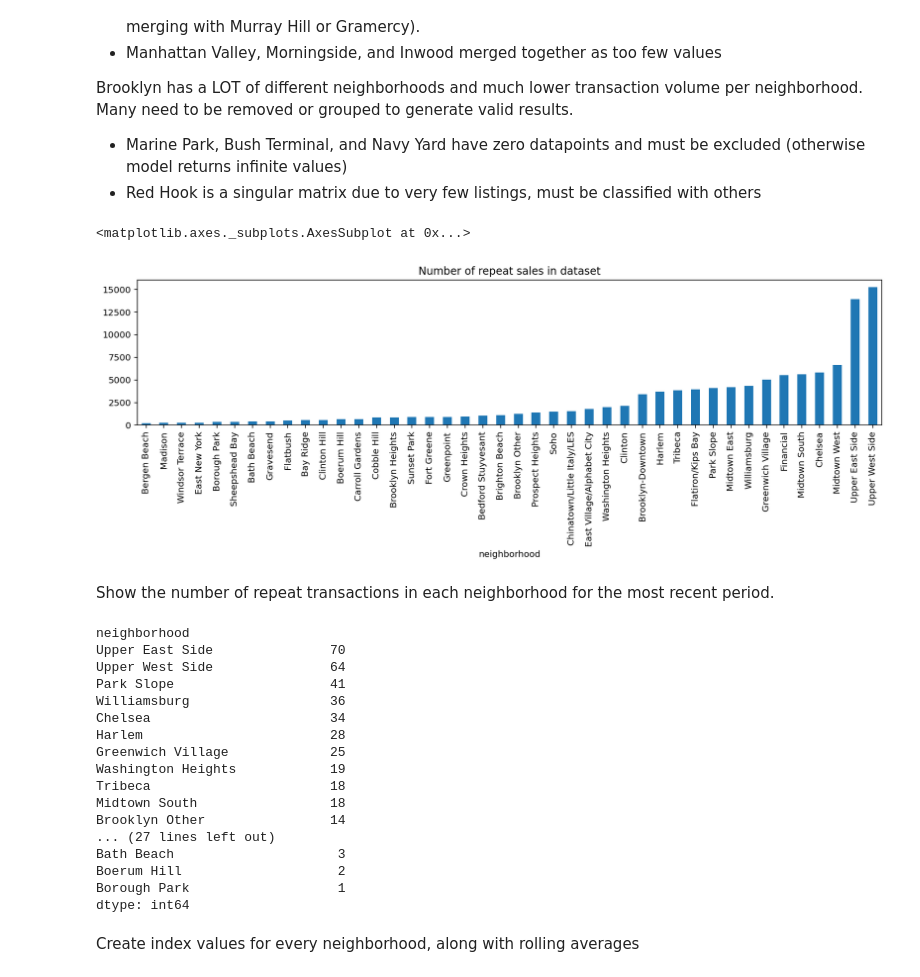
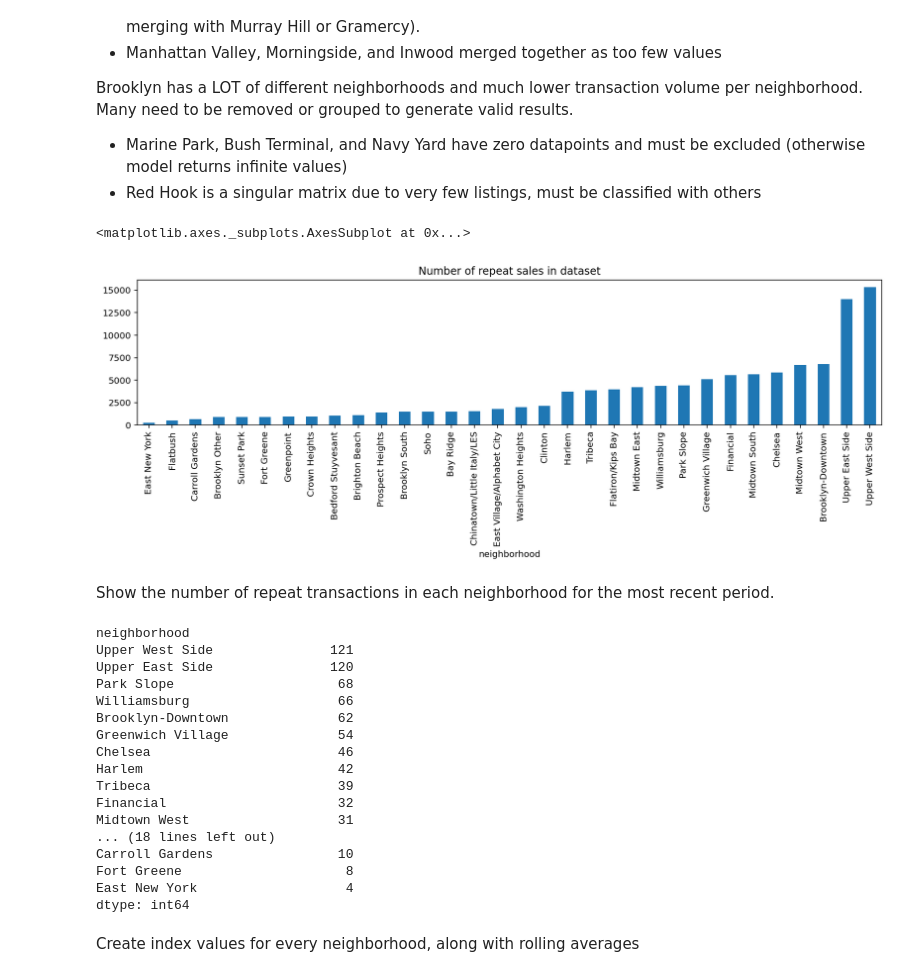
Before and after one commit to ivoytov/manhattan, a Jupyter notebook: NYC_price_index.ipynb, the cells around one changed output. Drawn from its saved outputs; the diff is of its cells as text; code cells hidden in the pictures.

```diff
--- a/NYC_price_index.ipynb
+++ b/NYC_price_index.ipynb
@@ -336,10 +352,8 @@ Brooklyn has a LOT of different neighborhoods and much lower transaction volume
 # exclude neighborhoods with very few datapoints
 FILTERED_NEIGHBORHOODS=['Manhattan-Unknown',
                         'Roosevelt Island',
-                        'Marine Park',
                         'Bush Terminal',
                         'Navy Yard',
-                        'Gowanus',
                         ]
 COMBINED_NEIGHBORHOODS = {
     'Chinatown':                 'Chinatown/Little Italy/LES',
@@ -373,67 +387,80 @@ COMBINED_NEIGHBORHOODS = {
     'Inwood':                    'Washington Heights',
     'Washington Heights Upper':  'Washington Heights',
     'Washington Heights Lower':  'Washington Heights',
-    'Manhattan Beach':           'Brooklyn Other',
+    'Manhattan Beach':           'Brooklyn South',
     'Gowanus':                   'Brooklyn Other',
-    'Marine Park':               'Brooklyn Other',
+    'Marine Park':               'Brooklyn South',
     'Bush Terminal':             'Brooklyn Other',
-    'Flatbush-Lefferts Garden':  'Brooklyn Other',
+    'Flatbush-Lefferts Garden':  'Flatbush',
     'Navy Yard':                 'Brooklyn Other',
     'Ocean Parkway-South':       'Brooklyn Other',
     'Ocean Parkway-North':       'Brooklyn Other',
     'Wyckoff Heights':           'Brooklyn Other',
     'Old Mill Basin':            'Brooklyn Other',
     'Ocean Hill':                'Brooklyn Other',
     'Bushwick':                  'Brooklyn Other',
     'Midwood':                   'Brooklyn Other',
     'Canarsie':                  'Brooklyn Other',
-    'Bensonhurst':               'Brooklyn Other',
-    'Dyker Heights':             'Brooklyn Other',
+    'Bath Beach':                'Bay Ridge',
+    'Bensonhurst':               'Bay Ridge',
+    'Dyker Heights':             'Bay Ridge',
+    'Borough Park':              'Bay Ridge',
     'Kensington':                'Brooklyn Other',
-    'Coney Island':              'Brooklyn Other',
+    'Coney Island':              'Brooklyn South',
     'Red Hook':                  'Brooklyn Other',
-    'Manhattan Beach':           'Brooklyn Other',
+    'Manhattan Beach':           'Brooklyn South',
+    'Sheepshead Bay':            'Brooklyn South',
+    'Bergen Beach':              'Brooklyn South',
+    'Madison':                   'Brooklyn South',
+    'Gravesend':                 'Brooklyn South',
+    'Marine Park':               'Brooklyn South',
     'Flatbush-East':             'Flatbush',
     'Flatbush-Central':          'Flatbush',
     'Flatbush-North':            'Flatbush',
     'Flatbush-Lefferts Garden':  'Flatbush',
     'Williamsburg-Central':      'Williamsburg',
     'Williamsburg-East':         'Williamsburg',
     'Williamsburg-North':        'Williamsburg',
     'Williamsburg-South':        'Williamsburg',
-    'Cobble Hill-West':          'Cobble Hill',
+    'Cobble Hill-West':          'Brooklyn-Downtown',
     'Park Slope South':          'Park Slope',
+    'Windsor Terrace':           'Park Slope',
     'Downtown-Fulton Mall':      'Brooklyn-Downtown',
     'Downtown-Metrotech':        'Brooklyn-Downtown',
     'Downtown-Fulton Ferry':     'Brooklyn-Downtown',
+    'Boerum Hill':               'Brooklyn-Downtown',
+    'Clinton Hill':              'Brooklyn-Downtown',
+    'Cobble Hill':               'Brooklyn-Downtown',
+    'Brooklyn Heights':          'Brooklyn-Downtown',
+    'Gowanus':                   'Brooklyn-Downtown',
 }
 filtered = rpt_sales.neighborhood.isin(FILTERED_NEIGHBORHOODS)
 neighborhood_sales = rpt_sales[~filtered].replace({"neighborhood": COMBINED_NEIGHBORHOODS})
 neighborhood_sales.groupby('neighborhood').size().sort_values().plot.bar(figsize=(15,3), title="Number of repeat sales in dataset")
 # %% [output]
 <matplotlib.axes._subplots.AxesSubplot at 0x...>
-[figure, old version]
+[figure, new version]
 # %% [markdown]
 Show the number of repeat transactions in each neighborhood for the most recent period.
 # %%
 neighborhood_sales[neighborhood_sales.period==mr_period].groupby('neighborhood').size().sort_values(ascending=False)
 # %% [output]
 neighborhood
-Upper East Side               70
-Upper West Side               64
-Park Slope                    41
-Williamsburg                  36
-Chelsea                       34
-Harlem                        28
-Greenwich Village             25
-Washington Heights            19
-Tribeca                       18
-Midtown South                 18
-Brooklyn Other                14
-... (27 lines left out)
-Bath Beach                     3
-Boerum Hill                    2
-Borough Park                   1
+Upper West Side               121
+Upper East Side               120
+Park Slope                     68
+Williamsburg                   66
+Brooklyn-Downtown              62
+Greenwich Village              54
+Chelsea                        46
+Harlem                         42
+Tribeca                        39
+Financial                      32
+Midtown West                   31
+... (18 lines left out)
+Carroll Gardens                10
+Fort Greene                     8
+East New York                   4
 dtype: int64
 # %% [markdown]
 Create index values for every neighborhood, along with rolling averages
```
Also changed, not shown: parts of 16 cells of this notebook.
